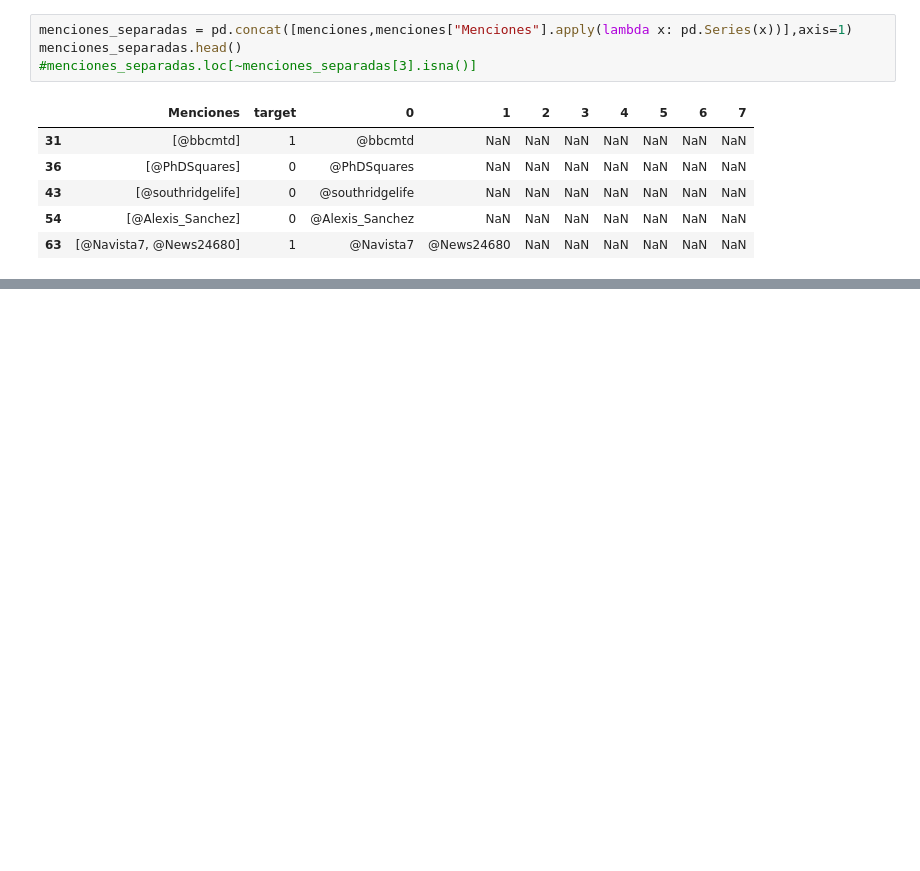
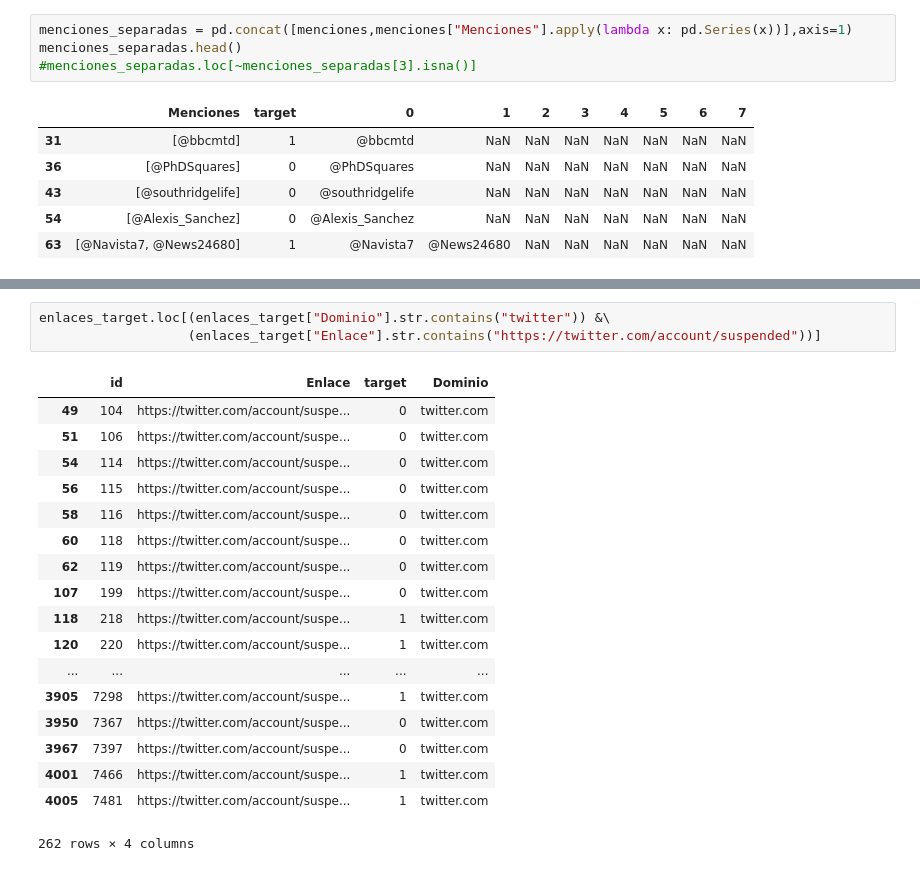
Before and after one commit to freedocx/CovidNPLDisaster, a Jupyter notebook: Javier/Analysis.ipynb, the cells around one changed output, grey strips where cells are left out. Saved outputs shown, nothing was run; the diff lists cells and outputs as text; blank space fills up the shorter version.

```diff
--- a/Javier/Analysis.ipynb
+++ b/Javier/Analysis.ipynb
@@ -316,0 +466,22 @@ LookupError:
+# %%
+enlaces_target.loc[(enlaces_target["Dominio"].str.contains("twitter")) &\
+                   (enlaces_target["Enlace"].str.contains("https://twitter.com/account/suspended"))]
+# %% [output]
+|  | id | Enlace | target | Dominio |
+| 49 | 104 | https://twitter.com/account/suspe... | 0 | twitter.com |
+| 51 | 106 | https://twitter.com/account/suspe... | 0 | twitter.com |
+| 54 | 114 | https://twitter.com/account/suspe... | 0 | twitter.com |
+| 56 | 115 | https://twitter.com/account/suspe... | 0 | twitter.com |
+| 58 | 116 | https://twitter.com/account/suspe... | 0 | twitter.com |
+| 60 | 118 | https://twitter.com/account/suspe... | 0 | twitter.com |
+| 62 | 119 | https://twitter.com/account/suspe... | 0 | twitter.com |
+| 107 | 199 | https://twitter.com/account/suspe... | 0 | twitter.com |
+| 118 | 218 | https://twitter.com/account/suspe... | 1 | twitter.com |
+| 120 | 220 | https://twitter.com/account/suspe... | 1 | twitter.com |
+| ... | ... | ... | ... | ... |
+| 3905 | 7298 | https://twitter.com/account/suspe... | 1 | twitter.com |
+| 3950 | 7367 | https://twitter.com/account/suspe... | 0 | twitter.com |
+| 3967 | 7397 | https://twitter.com/account/suspe... | 0 | twitter.com |
+| 4001 | 7466 | https://twitter.com/account/suspe... | 1 | twitter.com |
+| 4005 | 7481 | https://twitter.com/account/suspe... | 1 | twitter.com |
+262 rows × 4 columns
```
Also changed, not shown: parts of 25 cells of this notebook.
